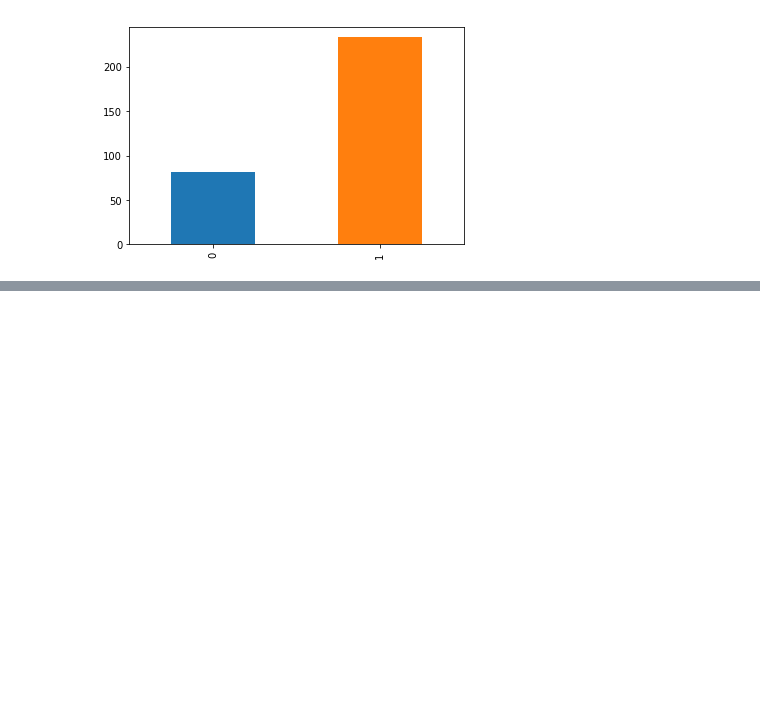
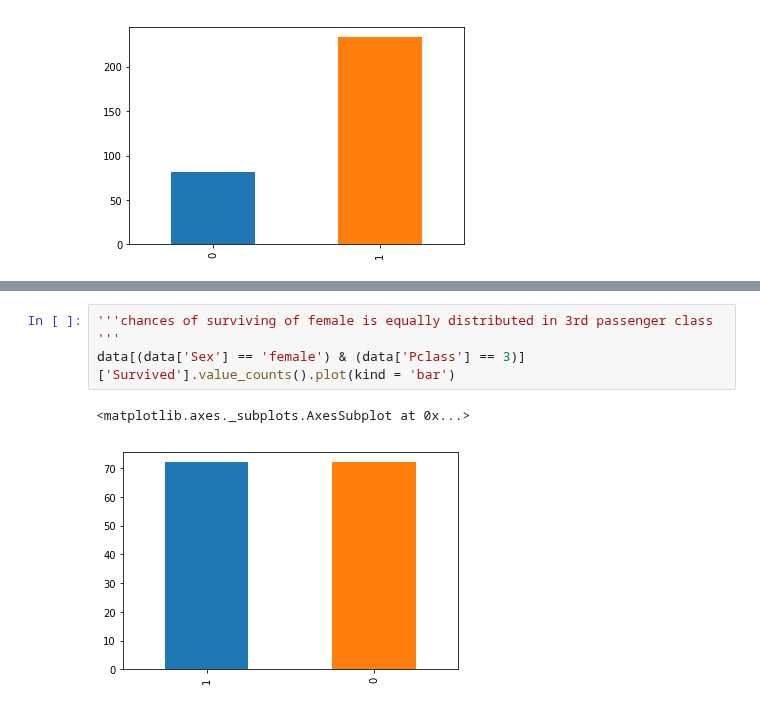
Before and after one commit to SANYAM1996/scatter-plotter, a Jupyter notebook: Titanic_survived data.ipynb, the cells around one changed output, grey strips where cells are left out. Saved outputs shown, nothing was run; the diff lists cells and outputs as text; blank space fills up the shorter version.

```diff
--- a/Titanic_survived data.ipynb
+++ b/Titanic_survived data.ipynb
@@ -169,0 +182,6 @@ data[data['Sex'] =='female']['Survived'].value_counts().sort_index().plot(kind =
+# %%
+'''chances of surviving of female is equally distributed in 3rd passenger class '''
+data[(data['Sex'] == 'female') & (data['Pclass'] == 3)]['Survived'].value_counts().plot(kind = 'bar')
+# %% [output]
+<matplotlib.axes._subplots.AxesSubplot at 0x...>
+[figure, added]
```
Also changed, not shown: parts of 3 cells of this notebook.
